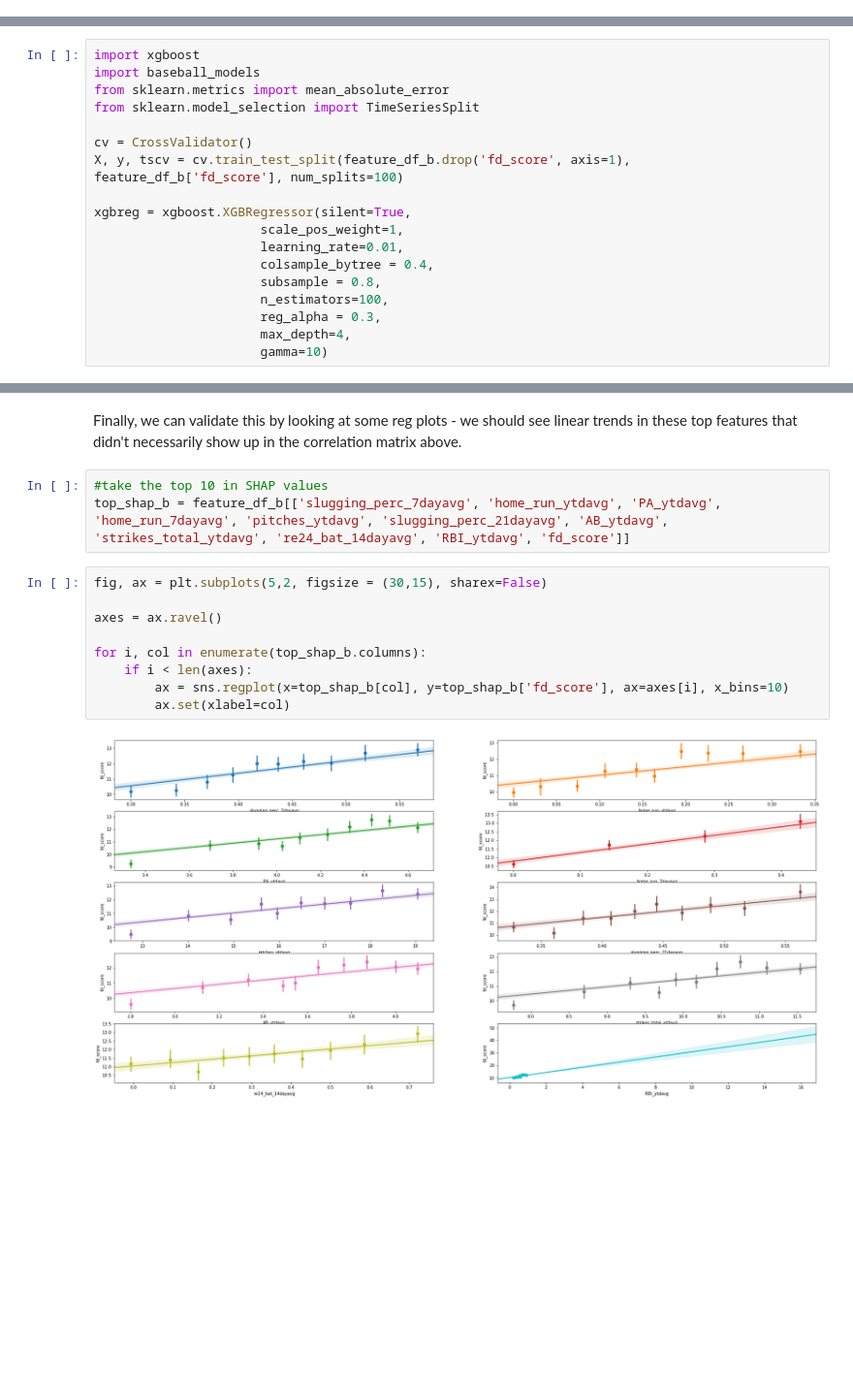
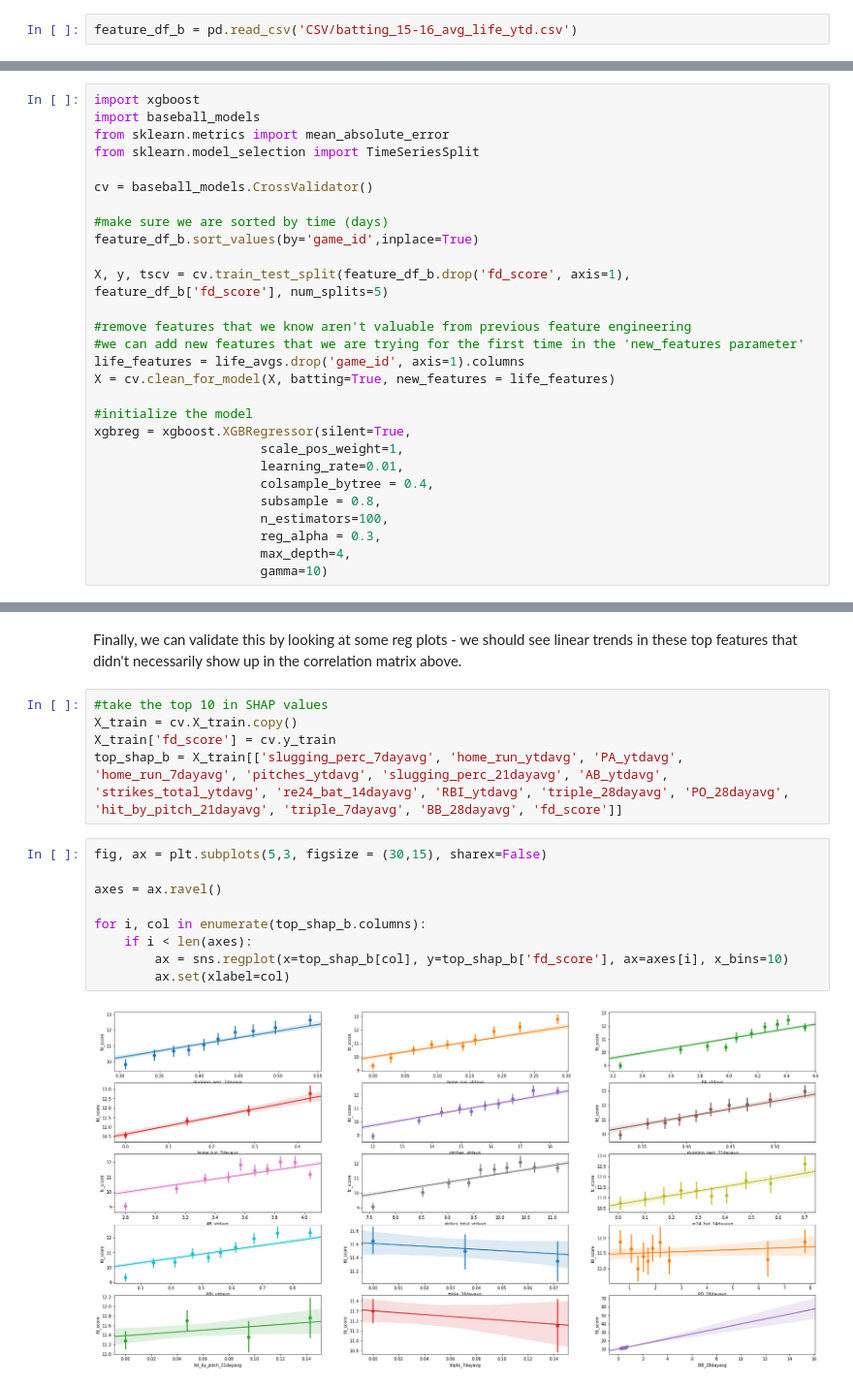
Before and after one commit to cdemundo/Baseball, a Jupyter notebook: EDA_Features_Batting.ipynb, the cells around one changed output, grey strips where cells are left out. Shown at 97% size. Saved outputs shown, nothing was run; the diff lists cells and outputs as text; blank space fills up the shorter version.

Commit message:
working model pipeline. refactored baseball models. xgboost tests added

```diff
--- a/EDA_Features_Batting.ipynb
+++ b/EDA_Features_Batting.ipynb
@@ -38,3 +71,5 @@ feature_df_b.drop('game_date', inplace=True, axis=1)
+# %%
+feature_df_b = pd.read_csv('CSV/batting_15-16_avg_life_ytd.csv')
 # %% [markdown]
 I take the top 10 most correlated features with the target and plot them as a heatmap.  None of these features are highly correlated with the target at all.  This is interesting, but makes sense - the FD_Score for batting is composed of 8 different attributes, so one individual feature being highly correlated is less likely.
 # %%
@@ -57,9 +92,19 @@ import baseball_models
 from sklearn.metrics import mean_absolute_error
 from sklearn.model_selection import TimeSeriesSplit
 
-cv = CrossValidator()
-X, y, tscv = cv.train_test_split(feature_df_b.drop('fd_score', axis=1), feature_df_b['fd_score'], num_splits=100)
+cv = baseball_models.CrossValidator()
 
+#make sure we are sorted by time (days)
+feature_df_b.sort_values(by='game_id',inplace=True)
+
+X, y, tscv = cv.train_test_split(feature_df_b.drop('fd_score', axis=1), feature_df_b['fd_score'], num_splits=5)
+
+#remove features that we know aren't valuable from previous feature engineering
+#we can add new features that we are trying for the first time in the 'new_features parameter'
+life_features = life_avgs.drop('game_id', axis=1).columns
+X = cv.clean_for_model(X, batting=True, new_features = life_features)
+
+#initialize the model
 xgbreg = xgboost.XGBRegressor(silent=True,
                       scale_pos_weight=1,
                       learning_rate=0.01,
@@ -118,15 +195,17 @@ shap.force_plot(explainer.expected_value, shap_values[0,:], cv.X_train.iloc[0,:]
 Finally, we can validate this by looking at some reg plots - we should see linear trends in these top features that didn't necessarily show up in the correlation matrix above.
 # %%
 #take the top 10 in SHAP values
-top_shap_b = feature_df_b[['slugging_perc_7dayavg', 'home_run_ytdavg', 'PA_ytdavg', 'home_run_7dayavg', 'pitches_ytdavg', 'slugging_perc_21dayavg', 'AB_ytdavg', 'strikes_total_ytdavg', 're24_bat_14dayavg', 'RBI_ytdavg', 'fd_score']]
+X_train = cv.X_train.copy()
+X_train['fd_score'] = cv.y_train
+top_shap_b = X_train[['slugging_perc_7dayavg', 'home_run_ytdavg', 'PA_ytdavg', 'home_run_7dayavg', 'pitches_ytdavg', 'slugging_perc_21dayavg', 'AB_ytdavg', 'strikes_total_ytdavg', 're24_bat_14dayavg', 'RBI_ytdavg', 'triple_28dayavg', 'PO_28dayavg', 'hit_by_pitch_21dayavg', 'triple_7dayavg', 'BB_28dayavg', 'fd_score']]
 # %%
-fig, ax = plt.subplots(5,2, figsize = (30,15), sharex=False)
+fig, ax = plt.subplots(5,3, figsize = (30,15), sharex=False)
 
 axes = ax.ravel()
 
 for i, col in enumerate(top_shap_b.columns):
     if i < len(axes):
         ax = sns.regplot(x=top_shap_b[col], y=top_shap_b['fd_score'], ax=axes[i], x_bins=10)
         ax.set(xlabel=col)
 # %% [output]
-[figure, old version]
+[figure, new version]
```
Also changed, not shown: parts of 51 cells of this notebook, 3 other files.
